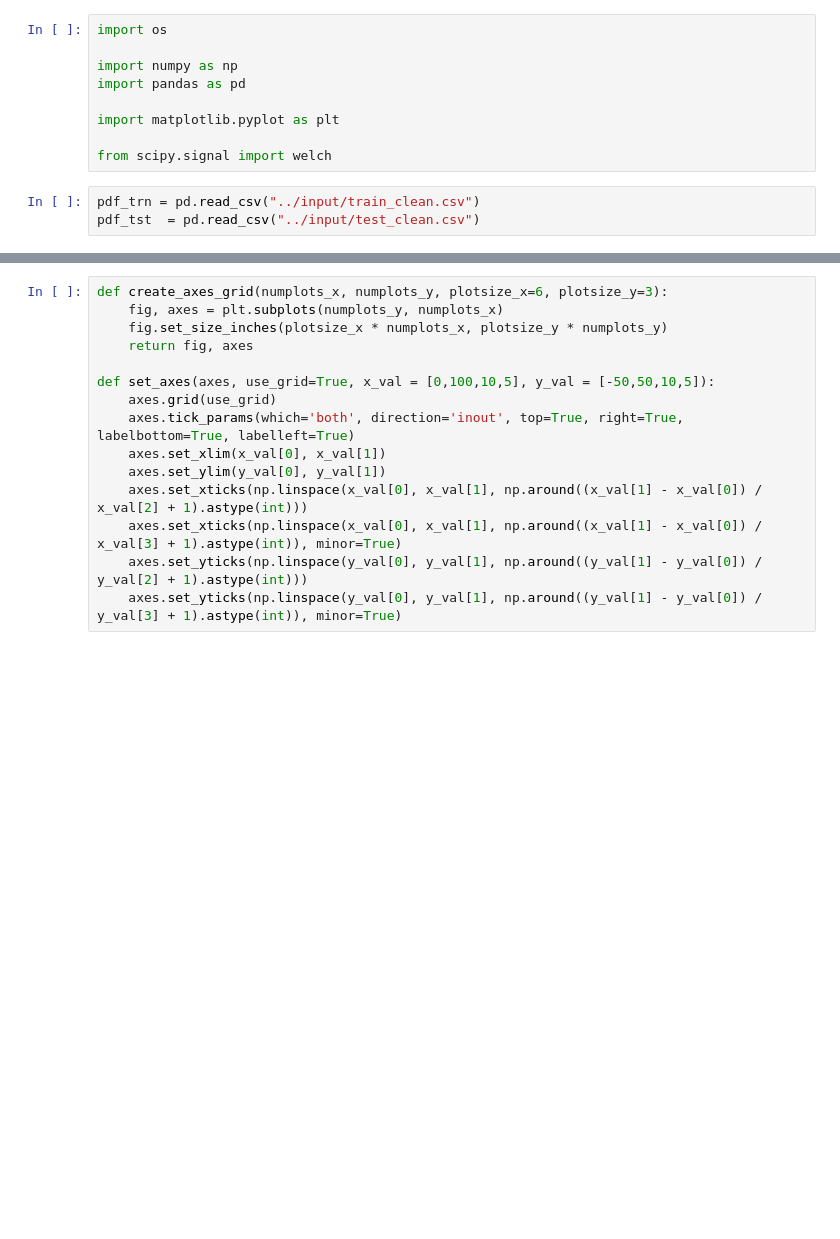
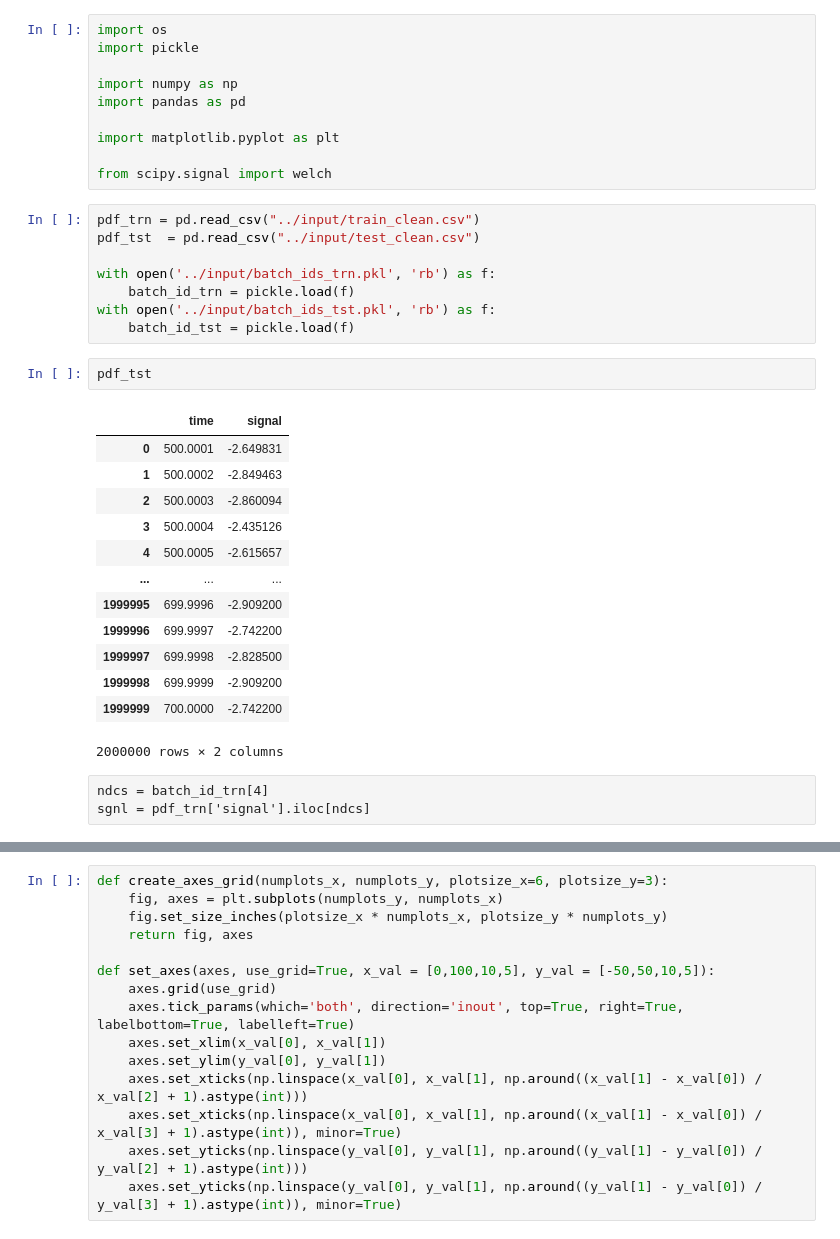
Before and after one commit to yuan1202/ion_switching, a Jupyter notebook: code/notebook_clean_data_EDA.ipynb, the cells around one changed output, grey strips where cells are left out. Drawn from its saved outputs; the diff is of its cells as text; blank space fills up the shorter version.

```diff
--- a/code/notebook_clean_data_EDA.ipynb
+++ b/code/notebook_clean_data_EDA.ipynb
@@ -1,5 +1,6 @@
 # %%
 import os
+import pickle
 
 import numpy as np
 import pandas as pd
@@ -10,3 +11,27 @@ from scipy.signal import welch
 # %%
 pdf_trn = pd.read_csv("../input/train_clean.csv")
 pdf_tst  = pd.read_csv("../input/test_clean.csv")
+
+with open('../input/batch_ids_trn.pkl', 'rb') as f:
+    batch_id_trn = pickle.load(f)
+with open('../input/batch_ids_tst.pkl', 'rb') as f:
+    batch_id_tst = pickle.load(f)
+# %%
+pdf_tst
+# %% [output]
+|  | time | signal |
+| 0 | 500.0001 | -2.649831 |
+| 1 | 500.0002 | -2.849463 |
+| 2 | 500.0003 | -2.860094 |
+| 3 | 500.0004 | -2.435126 |
+| 4 | 500.0005 | -2.615657 |
+| ... | ... | ... |
+| 1999995 | 699.9996 | -2.909200 |
+| 1999996 | 699.9997 | -2.742200 |
+| 1999997 | 699.9998 | -2.828500 |
+| 1999998 | 699.9999 | -2.909200 |
+| 1999999 | 700.0000 | -2.742200 |
+2000000 rows × 2 columns
+# %% [raw]
+ndcs = batch_id_trn[4]
+sgnl = pdf_trn['signal'].iloc[ndcs]
```
Also changed, not shown: parts of 6 cells of this notebook, 8 other files.
